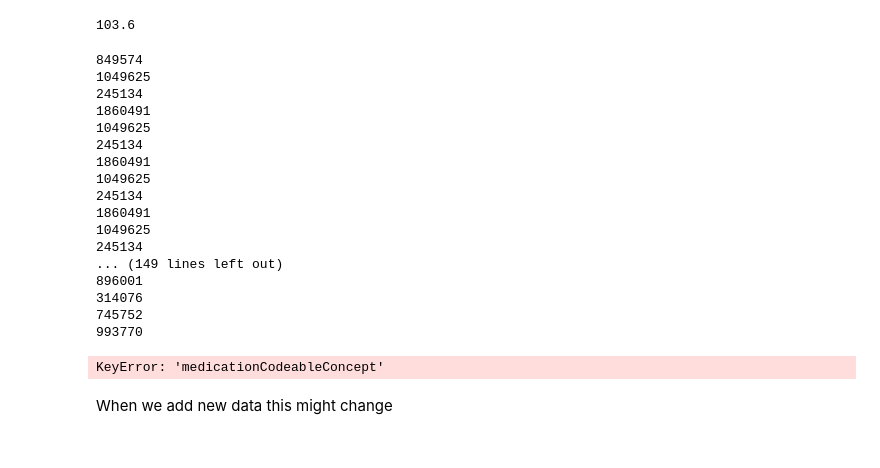
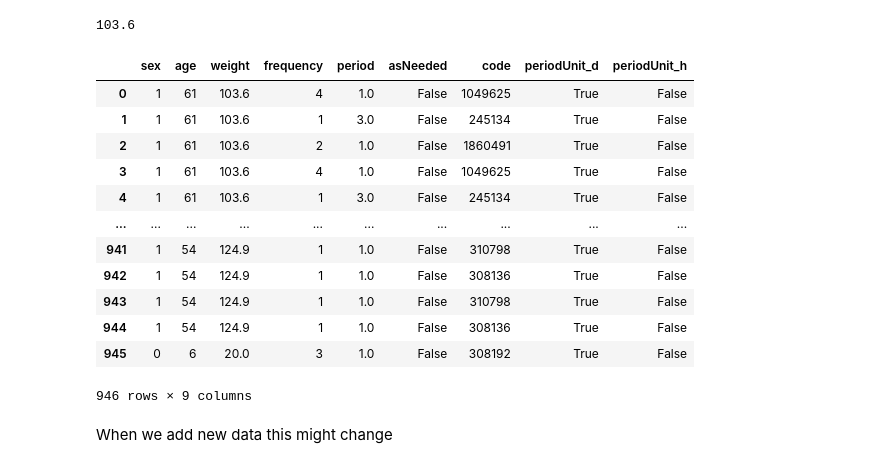
Before and after one commit to keace888/Medical-codes, a Jupyter notebook: Medical_codes.ipynb, the cells around one changed output. Cells and saved outputs as stored; diff of their text form; code cells hidden in the pictures.

```diff
--- a/Medical_codes.ipynb
+++ b/Medical_codes.ipynb
@@ -151,6 +151,7 @@ get_latest_weight(json_dicts[0])
 # %% [output]
 103.6
 # %%
+# Initialize lists
 sex_list = []
 age_list = []
 weight_list = []
@@ -158,6 +159,7 @@ frequency_list = []
 period_list = []
 periodUnit_list = []
 asNeeded_list = []
+code_list = []   # medication codes
 
 for patient_bundle in json_dicts:
     # Extract patient demographics once per patient bundle
@@ -173,70 +175,77 @@ for patient_bundle in json_dicts:
             dosage_instructions = resource.get('dosageInstruction')
 
             if dosage_instructions and len(dosage_instructions) > 0:
-                # Assuming we only care about the first dosage instruction if multiple exist
+                # Only care about the first dosage instruction
                 dosage_instruction = dosage_instructions[0]
 
+                # Defaults
                 current_frequency = None
                 current_period = None
                 current_periodUnit = None
                 current_asNeeded = dosage_instruction.get('asNeededBoolean')
+                med_code = None
 
+                # Timing / repeat
                 timing = dosage_instruction.get('timing', {})
                 repeat = timing.get('repeat', {})
-                print(entry['resource']['medicationCodeableConcept']['coding'][0]['code'])
                 current_frequency = repeat.get('frequency')
                 current_period = repeat.get('period')
                 current_periodUnit = repeat.get('periodUnit')
 
-                # Only append if all required values are present
+                # Safely extract medication code
+                med_cc = resource.get('medicationCodeableConcept')
+                if med_cc:
+                    coding = med_cc.get('coding')
+                    if coding and len(coding) > 0:
+                        med_code = coding[0].get('code')
+
+                # Only append if ALL required values are present
                 if (current_frequency is not None and
                     current_period is not None and
                     current_periodUnit is not None and
-                    current_asNeeded is not None):
+                    current_asNeeded is not None and
+                    med_code is not None):
 
                     sex_list.append(0 if patient_sex == 'female' else 1)
                     age_list.append(patient_age)
                     weight_list.append(patient_weight)
                     frequency_list.append(current_frequency)
                     period_list.append(current_period)
                     periodUnit_list.append(current_periodUnit)
                     asNeeded_list.append(current_asNeeded)
+                    code_list.append(med_code)
 
 # Create a new DataFrame 'data' from the collected lists
 data = pd.DataFrame({
     'sex': sex_list,
     'age': age_list,
     'weight': weight_list,
     'frequency': frequency_list,
     'period': period_list,
     'periodUnit_raw': periodUnit_list,
-    'asNeeded': asNeeded_list
+    'asNeeded': asNeeded_list,
+    'code': code_list
 })
 
-# Perform one-hot encoding for 'periodUnit_raw'
+# One-hot encoding for 'periodUnit_raw'
 periodUnit_dummies = pd.get_dummies(data['periodUnit_raw'], prefix='periodUnit')
 data = pd.concat([data.drop('periodUnit_raw', axis=1), periodUnit_dummies], axis=1)
 
 data
 # %% [output]
+|  | sex | age | weight | frequency | period | asNeeded | code | periodUnit_d | periodUnit_h |
+| 0 | 1 | 61 | 103.6 | 4 | 1.0 | False | 1049625 | True | False |
+| 1 | 1 | 61 | 103.6 | 1 | 3.0 | False | 245134 | True | False |
+| 2 | 1 | 61 | 103.6 | 2 | 1.0 | False | 1860491 | True | False |
+| 3 | 1 | 61 | 103.6 | 4 | 1.0 | False | 1049625 | True | False |
+| 4 | 1 | 61 | 103.6 | 1 | 3.0 | False | 245134 | True | False |
+| ... | ... | ... | ... | ... | ... | ... | ... | ... | ... |
+| 941 | 1 | 54 | 124.9 | 1 | 1.0 | False | 310798 | True | False |
+| 942 | 1 | 54 | 124.9 | 1 | 1.0 | False | 308136 | True | False |
+| 943 | 1 | 54 | 124.9 | 1 | 1.0 | False | 310798 | True | False |
+| 944 | 1 | 54 | 124.9 | 1 | 1.0 | False | 308136 | True | False |
+| 945 | 0 | 6 | 20.0 | 3 | 1.0 | False | 308192 | True | False |
-849574
-1049625
-245134
-1860491
-1049625
-245134
-1860491
-1049625
-245134
-1860491
-1049625
-245134
-... (149 lines left out)
-896001
-314076
-745752
-993770
+946 rows × 9 columns
-KeyError: 'medicationCodeableConcept'
 # %% [markdown]
 When we add new data this might change
 # %%
```
